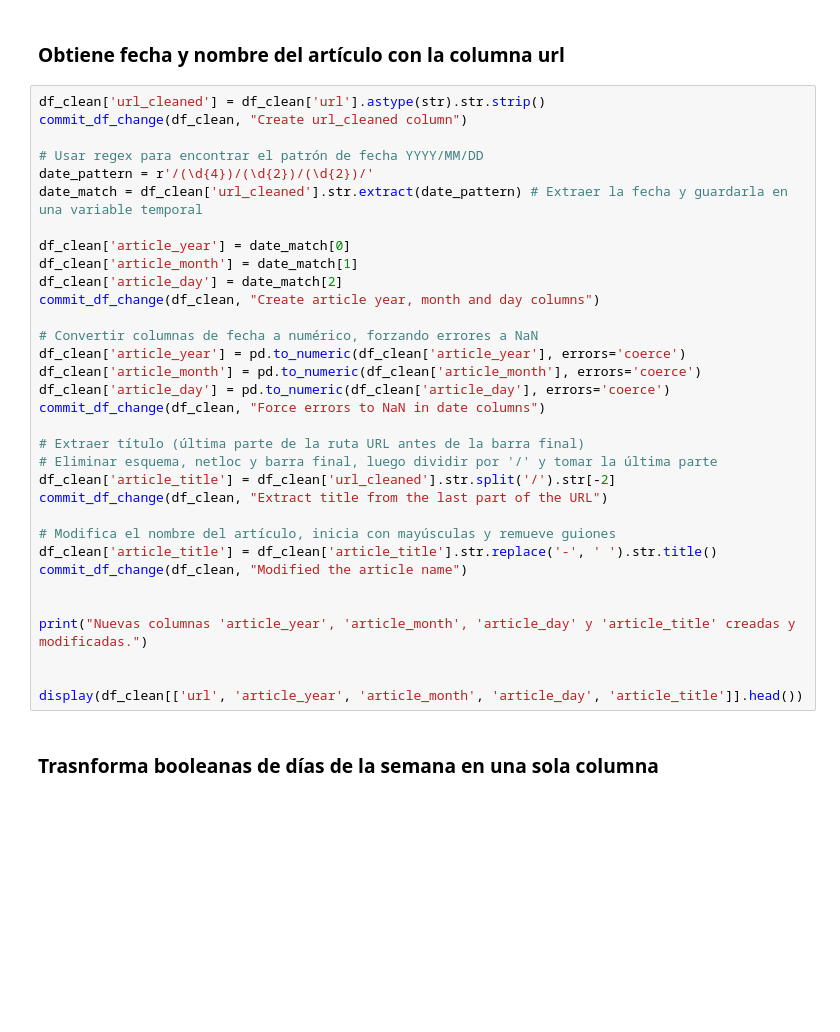
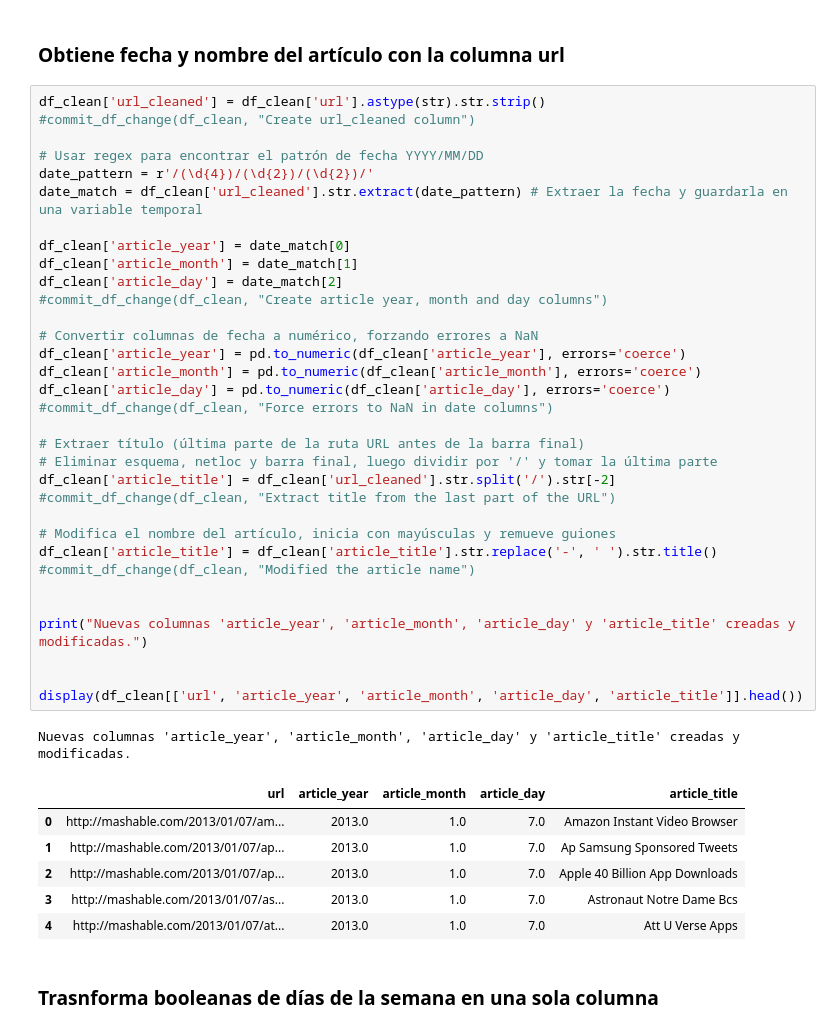
Before and after one commit to AndreGutierrezTecMx/MLOps-Gpo45, a Jupyter notebook: notebooks/1.02.hgpc.preprocessing.ipynb, the cells around one changed output. Drawn from its saved outputs; the diff is of its cells as text; blank space fills up the shorter version.

```diff
--- a/notebooks/1.02.hgpc.preprocessing.ipynb
+++ b/notebooks/1.02.hgpc.preprocessing.ipynb
@@ -16,37 +18,45 @@ from category_encoders.binary import BinaryEncoder
 ### Obtiene fecha y nombre del artículo con la columna url
 # %%
 df_clean['url_cleaned'] = df_clean['url'].astype(str).str.strip()
-commit_df_change(df_clean, "Create url_cleaned column")
+#commit_df_change(df_clean, "Create url_cleaned column")
 
 # Usar regex para encontrar el patrón de fecha YYYY/MM/DD
 date_pattern = r'/(\d{4})/(\d{2})/(\d{2})/'
 date_match = df_clean['url_cleaned'].str.extract(date_pattern) # Extraer la fecha y guardarla en una variable temporal
 
 df_clean['article_year'] = date_match[0]
 df_clean['article_month'] = date_match[1]
 df_clean['article_day'] = date_match[2]
-commit_df_change(df_clean, "Create article year, month and day columns")
+#commit_df_change(df_clean, "Create article year, month and day columns")
 
 # Convertir columnas de fecha a numérico, forzando errores a NaN
 df_clean['article_year'] = pd.to_numeric(df_clean['article_year'], errors='coerce')
 df_clean['article_month'] = pd.to_numeric(df_clean['article_month'], errors='coerce')
 df_clean['article_day'] = pd.to_numeric(df_clean['article_day'], errors='coerce')
-commit_df_change(df_clean, "Force errors to NaN in date columns")
+#commit_df_change(df_clean, "Force errors to NaN in date columns")
 
 # Extraer título (última parte de la ruta URL antes de la barra final)
 # Eliminar esquema, netloc y barra final, luego dividir por '/' y tomar la última parte
 df_clean['article_title'] = df_clean['url_cleaned'].str.split('/').str[-2]
-commit_df_change(df_clean, "Extract title from the last part of the URL")
+#commit_df_change(df_clean, "Extract title from the last part of the URL")
 
 # Modifica el nombre del artículo, inicia con mayúsculas y remueve guiones
 df_clean['article_title'] = df_clean['article_title'].str.replace('-', ' ').str.title()
-commit_df_change(df_clean, "Modified the article name")
+#commit_df_change(df_clean, "Modified the article name")
 
 
 print("Nuevas columnas 'article_year', 'article_month', 'article_day' y 'article_title' creadas y modificadas.")
 
 
 display(df_clean[['url', 'article_year', 'article_month', 'article_day', 'article_title']].head())
+# %% [output]
+Nuevas columnas 'article_year', 'article_month', 'article_day' y 'article_title' creadas y modificadas.
+|  | url | article_year | article_month | article_day | article_title |
+| 0 | http://mashable.com/2013/01/07/am... | 2013.0 | 1.0 | 7.0 | Amazon Instant Video Browser |
+| 1 | http://mashable.com/2013/01/07/ap... | 2013.0 | 1.0 | 7.0 | Ap Samsung Sponsored Tweets |
+| 2 | http://mashable.com/2013/01/07/ap... | 2013.0 | 1.0 | 7.0 | Apple 40 Billion App Downloads |
+| 3 | http://mashable.com/2013/01/07/as... | 2013.0 | 1.0 | 7.0 | Astronaut Notre Dame Bcs |
+| 4 | http://mashable.com/2013/01/07/at... | 2013.0 | 1.0 | 7.0 | Att U Verse Apps |
 # %% [markdown]
 ### Trasnforma booleanas de días de la semana en una sola columna
 # %%
```
Also changed, not shown: parts of 13 cells of this notebook, 1 other file.
